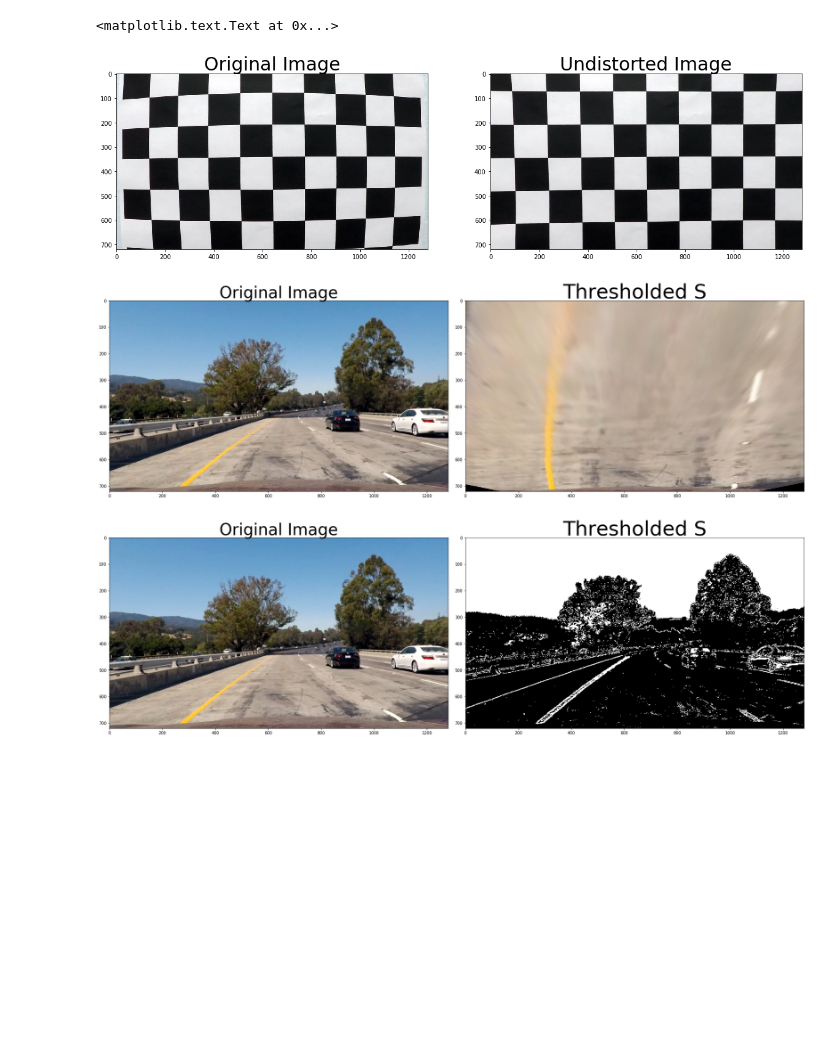
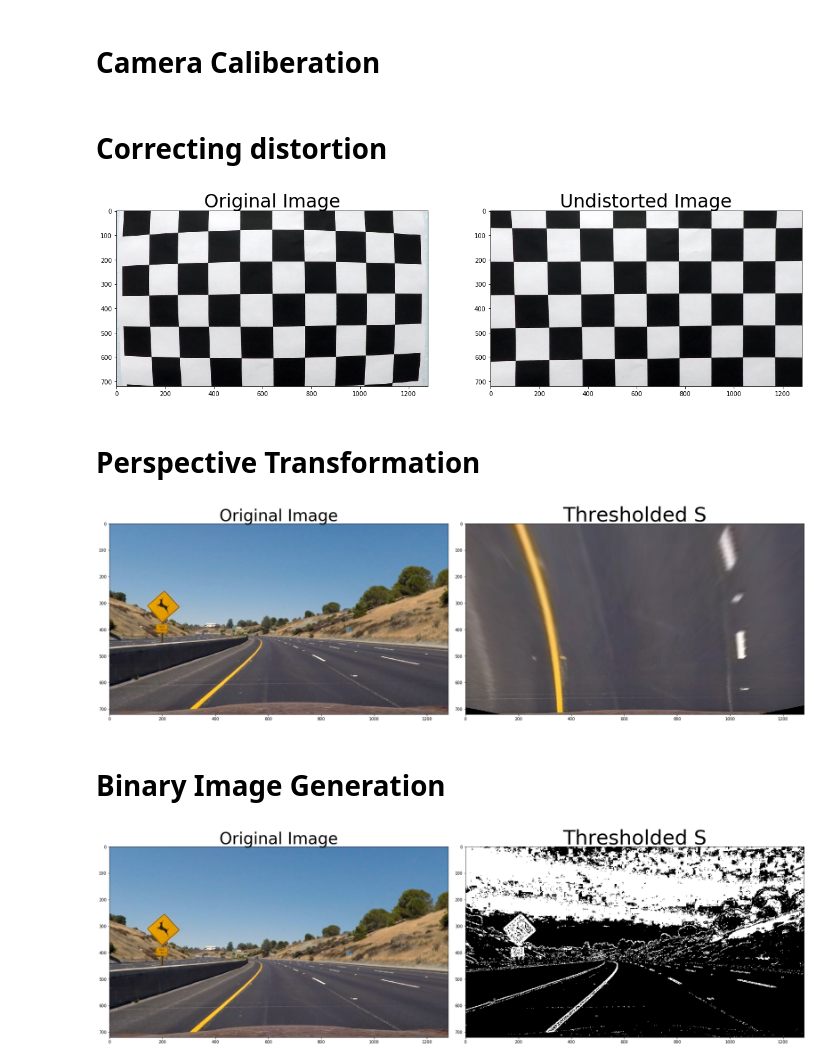
Before and after one commit to Sadrpour/UdacityProjetcs, a Jupyter notebook: P4-AdvanceLane/examples/ProjectWork1.ipynb, the cells around one changed output. Drawn from its saved outputs; the diff is of its cells as text; code cells hidden in the pictures; blank space fills up the shorter version.

```diff
--- a/P4-AdvanceLane/examples/ProjectWork1.ipynb
+++ b/P4-AdvanceLane/examples/ProjectWork1.ipynb
@@ -1,10 +1,13 @@
+# %% [markdown]
+# Camera Caliberation
 # %%
 import numpy as np
 import cv2
 import glob
 import matplotlib.pyplot as plt
 %matplotlib inline
-
+switch = True
+os.chdir('/media/pemfir/Data/UdacityProjects/Code/P4-AdvanceLane/camera_cal/')
 # prepare object points, like (0,0,0), (1,0,0), (2,0,0) ....,(6,5,0)
 objp = np.zeros((6*9,3), np.float32)
 objp[:,:2] = np.mgrid[0:9,0:6].T.reshape(-1,2)
@@ -30,11 +33,16 @@ for fname in images:
         imgpoints.append(corners)
 
         # Draw and display the corners
-#         img = cv2.drawChessboardCorners(img, (9,6), corners, ret)
+        img = cv2.drawChessboardCorners(img, (9,6), corners, ret)
 #         cv2.imshow('img',img)
+        if switch == True:
+            cv2.imwrite('/media/pemfir/Data/UdacityProjects/Code/P4-AdvanceLane/projectImages/camera.jpg',img.astype('float'))
+            switch = False
 #         cv2.waitKey(500)
 
 cv2.destroyAllWindows()
+# %% [markdown]
+# Correcting distortion
 # %%
 import pickle
 import os
@@ -59,14 +67,20 @@ dist_pickle["dist"] = dist
 pickle.dump( dist_pickle, open( "wide_dist_pickle.p", "wb" ) )
 #dst = cv2.cvtColor(dst, cv2.COLOR_BGR2RGB)
 # Visualize undistortion
-f, (ax1, ax2) = plt.subplots(1, 2, figsize=(20,10))
+fig, (ax1, ax2) = plt.subplots(1, 2, figsize=(20,10))
 ax1.imshow(img)
 ax1.set_title('Original Image', fontsize=30)
 ax2.imshow(dst)
 ax2.set_title('Undistorted Image', fontsize=30)
+
+loc = '/media/pemfir/Data/UdacityProjects/Code/P4-AdvanceLane/projectImages'
+plt.show()
+fig.savefig(loc+'/undistorted.jpg')
+plt.close(fig)
 # %% [output]
-<matplotlib.text.Text at 0x...>
 [figure]
+# %% [markdown]
+# Perspective Transformation
 # %%
 %matplotlib inline
 
@@ -76,41 +90,48 @@ import numpy as np
 import cv2
 import matplotlib.pyplot as plt
 import matplotlib.image as mpimg
-img = cv2.imread('test1.jpg')
+img = cv2.imread('test2.jpg')
 # undistort image
 img = cv2.undistort(img, mtx, dist, None, mtx)
 offset = 290
 # in the cv2 transformation first dimension is x second is y
 # in image.shape first dimension is y then x
 img_size = (img.shape[1],img.shape[0])
 src = np.float32([[585,460],
                   [203,720],
                   [1127,720],
                   [695,460]])
 dst = np.float32([[offset,0],
                   [offset,img_size[1]],
                   [img_size[0]-offset,img_size[1]],
                   [img_size[0]-offset,0]])
 M = cv2.getPerspectiveTransform(src, dst)
 Minv = cv2.getPerspectiveTransform(dst, src)
 warped = cv2.warpPerspective(img, M, img_size, flags=cv2.INTER_LINEAR)
 # plt.imshow()
 # plt.show()
 
 
-f, (ax1, ax2) = plt.subplots(1, 2, figsize=(24, 9))
-f.tight_layout()
+fig, (ax1, ax2) = plt.subplots(1, 2, figsize=(24, 9))
+fig.tight_layout()
 
 ax1.imshow(cv2.cvtColor(img, cv2.COLOR_BGR2RGB))
 ax1.set_title('Original Image', fontsize=40)
 
 ax2.imshow(cv2.cvtColor(warped, cv2.COLOR_BGR2RGB) )
 ax2.set_title('Thresholded S', fontsize=50)
 plt.subplots_adjust(left=0., right=1, top=0.9, bottom=0.)
 
 plt.show()
+
+loc = '/media/pemfir/Data/UdacityProjects/Code/P4-AdvanceLane/projectImages'
+plt.show()
+fig.savefig(loc+'/perspective2.jpg')
+plt.close(fig)
 # %% [output]
-[figure, old version]
+[figure, new version]
+# %% [markdown]
+# Binary Image Generation
 # %%
 def masking_pipeline(img):
     img = np.copy(img)
@@ -123,8 +144,8 @@ def masking_pipeline(img):
     combined[((gradx == 1) & (grady  == 1)) | ((c_hls  == 1) &  (c_hsv  == 1))] = 1
     return combined
 
-f, (ax1, ax2) = plt.subplots(1, 2, figsize=(24, 9))
-f.tight_layout()
+fig, (ax1, ax2) = plt.subplots(1, 2, figsize=(24, 9))
+fig.tight_layout()
 
 ax1.imshow(cv2.cvtColor(img, cv2.COLOR_BGR2RGB))
 ax1.set_title('Original Image', fontsize=40)
@@ -134,6 +155,11 @@ ax2.set_title('Thresholded S', fontsize=50)
 plt.subplots_adjust(left=0., right=1, top=0.9, bottom=0.)
 
 plt.show()
+
+
+plt.show()
+fig.savefig(loc+'/binary2.jpg')
+plt.close(fig)
 # %% [output]
-[figure, old version]
+[figure, new version]
 # %%
```
Also changed, not shown: parts of 9 cells of this notebook, 14 other files.
